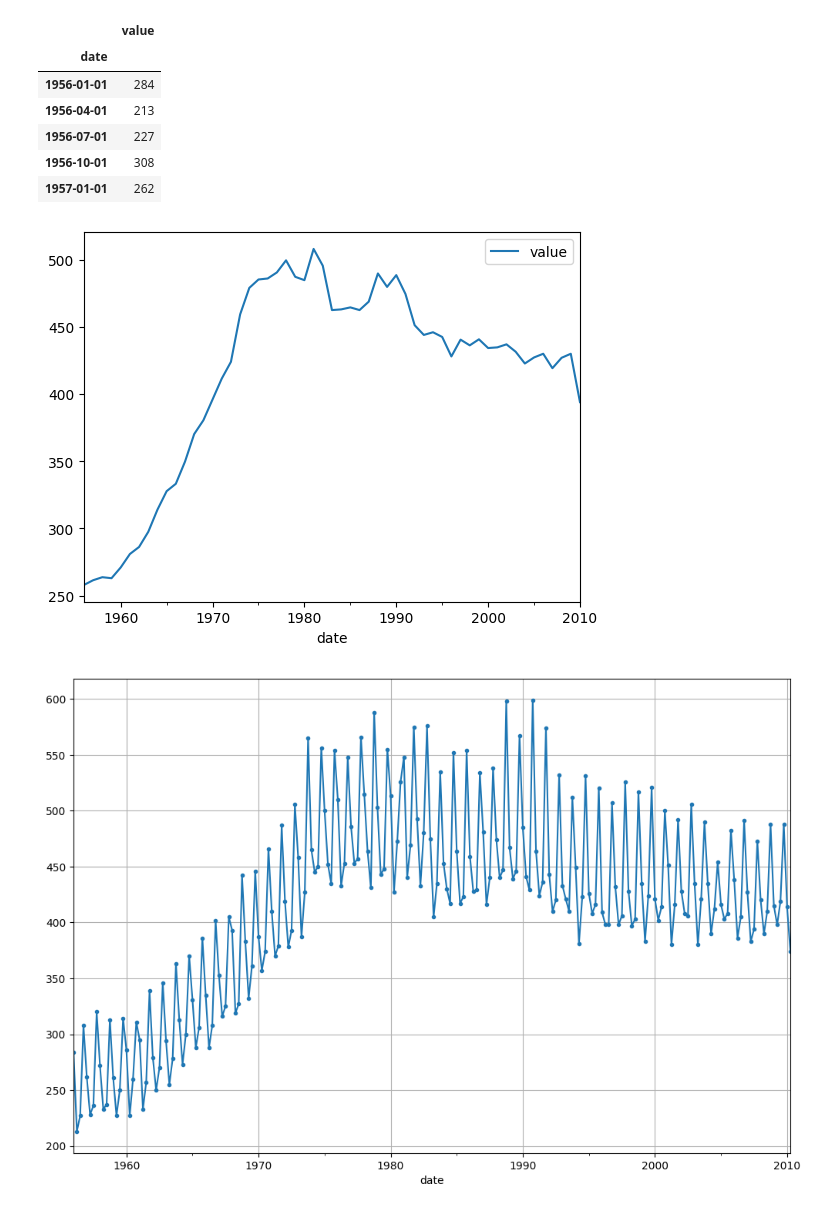
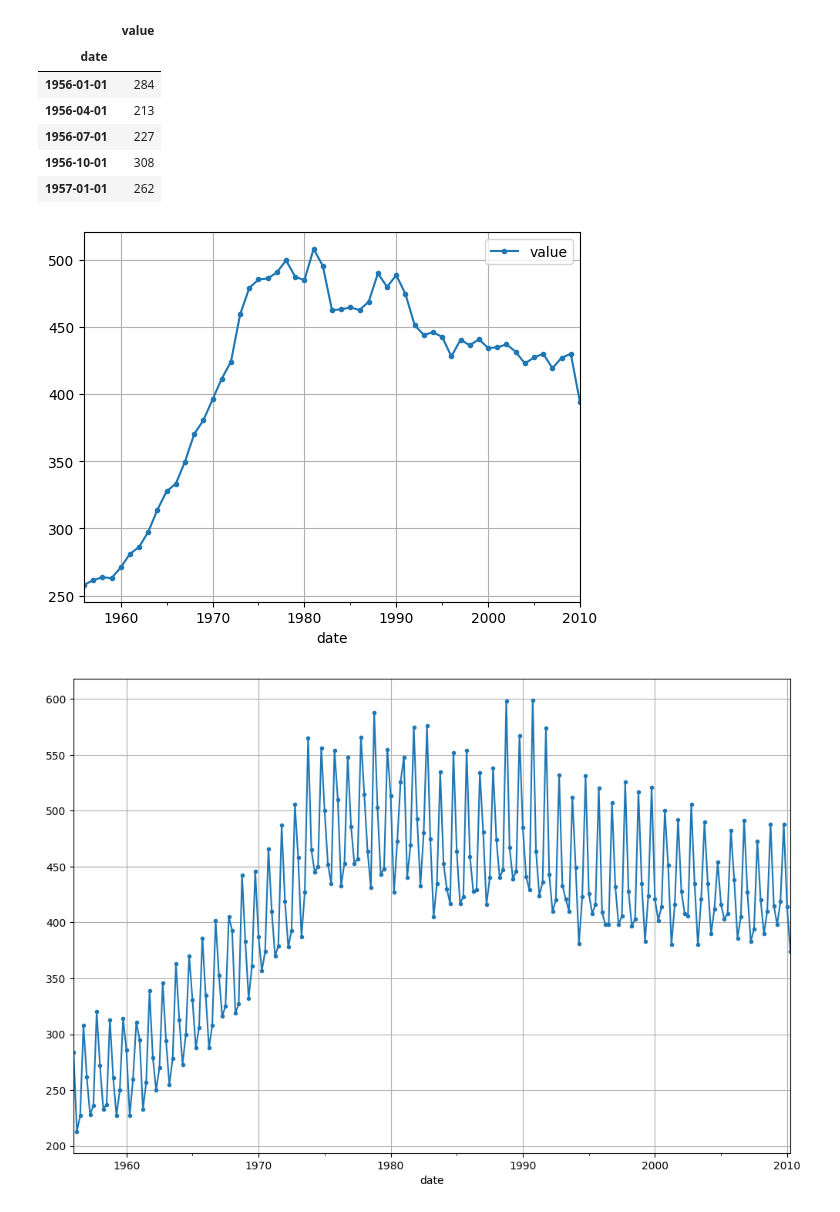
Before and after one commit to amanfj/TimeSeriesAnalysis, a Jupyter notebook: notebooks/time-series.ipynb, the cells around one changed output. Cells and saved outputs as stored; diff of their text form; code cells hidden in the pictures.

```diff
--- a/notebooks/time-series.ipynb
+++ b/notebooks/time-series.ipynb
@@ -25,10 +23,10 @@ data.head()
 | 1957-01-01 | 262 |
 # %%
 # Resample Example
-data.resample(rule='A').mean().plot()
+data.resample(rule='A').mean().plot(grid=True, style='.-')
 plt.show()
 # %% [output]
-[figure, old version]
+[figure, new version]
 # %%
 data['value'].plot(grid=True, style='.-', figsize=(12, 8))
 plt.show()
```
Also changed, not shown: parts of 4 cells of this notebook.
